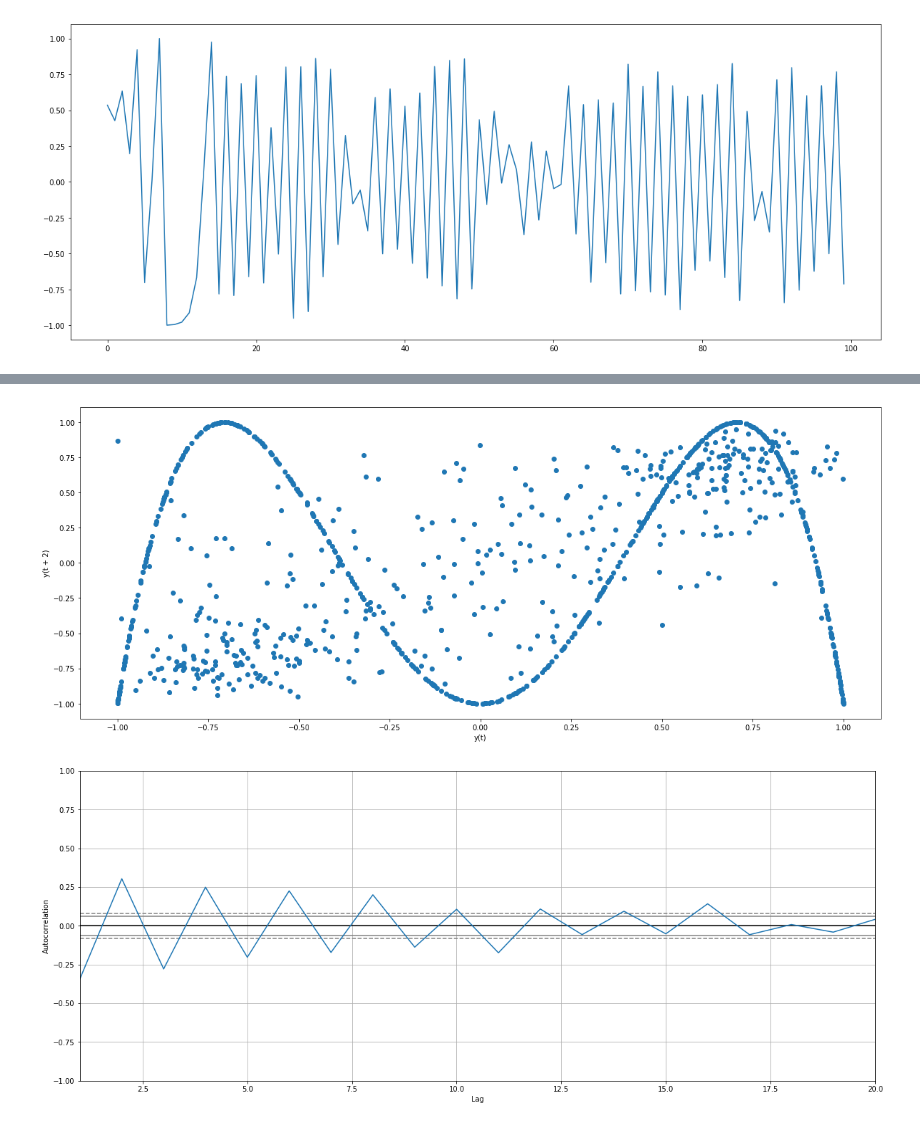
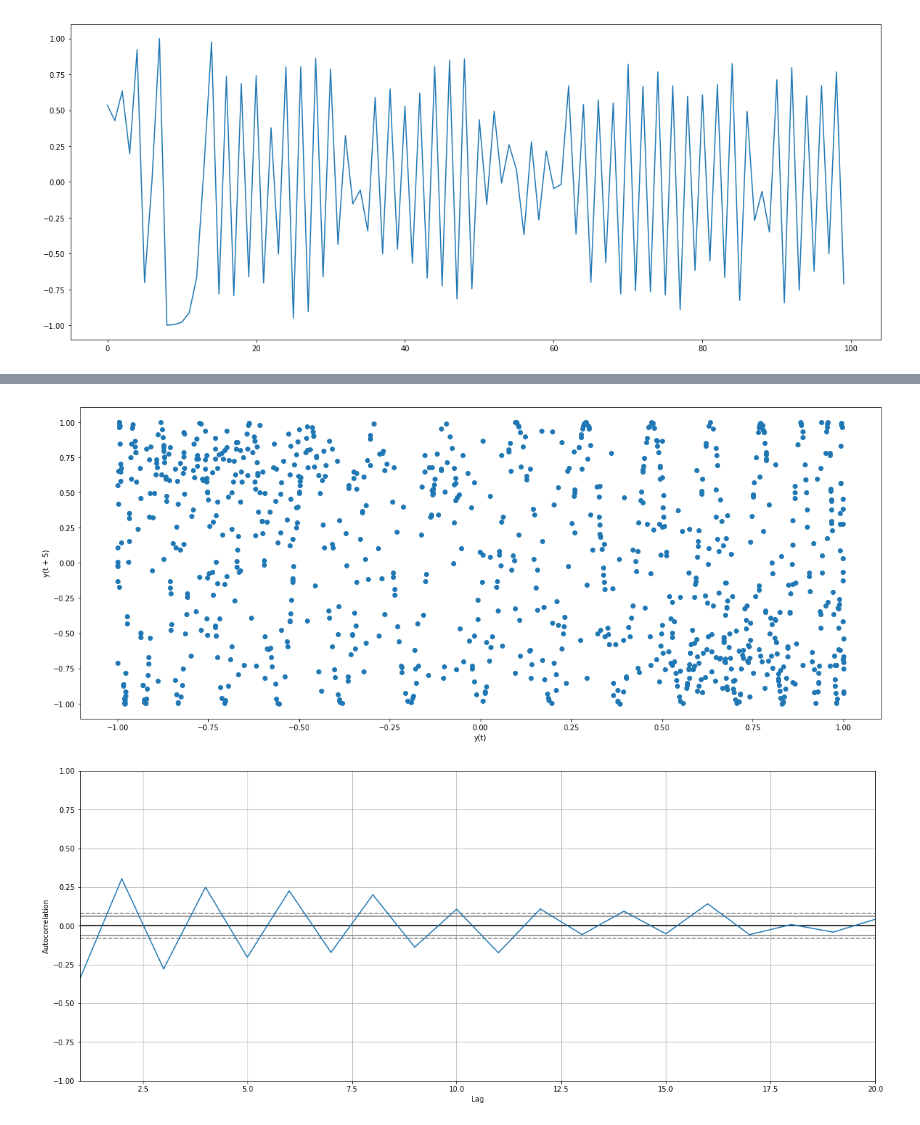
Before and after one commit to vinicius-pirees/mixture_of_experts, a Jupyter notebook: Advanced_Analysis.ipynb, the cells around one changed output, grey strips where cells are left out. Saved outputs shown, nothing was run; the diff lists cells and outputs as text; code cells hidden in the pictures.

Commit message:
MLP mixture

```diff
--- a/Advanced_Analysis.ipynb
+++ b/Advanced_Analysis.ipynb
@@ -15,5 +19,5 @@ fig_size[0] = 20
 fig_size[1] = 8
 plt.rcParams["figure.figsize"] = fig_size
 # %%
-series = pandas.read_csv(filename,  header=None)
+series = pandas.read_csv('/home/vgoncalves/PycharmProjects/mixture_of_experts/treinamento-1.txt',  header=None)
 # %%
@@ -79,8 +83,8 @@ dataframe
 # %%
-lag_plot(series,lag=2)
+lag_plot(series,lag=5)
 plt.show()
 # %% [output]
-[figure, old version]
+[figure, new version]
 # %%
 autocorrelation_plot(series)
 plt.xlim(1, 20)
```
Also changed, not shown: parts of 7 cells of this notebook, 9 other files.
